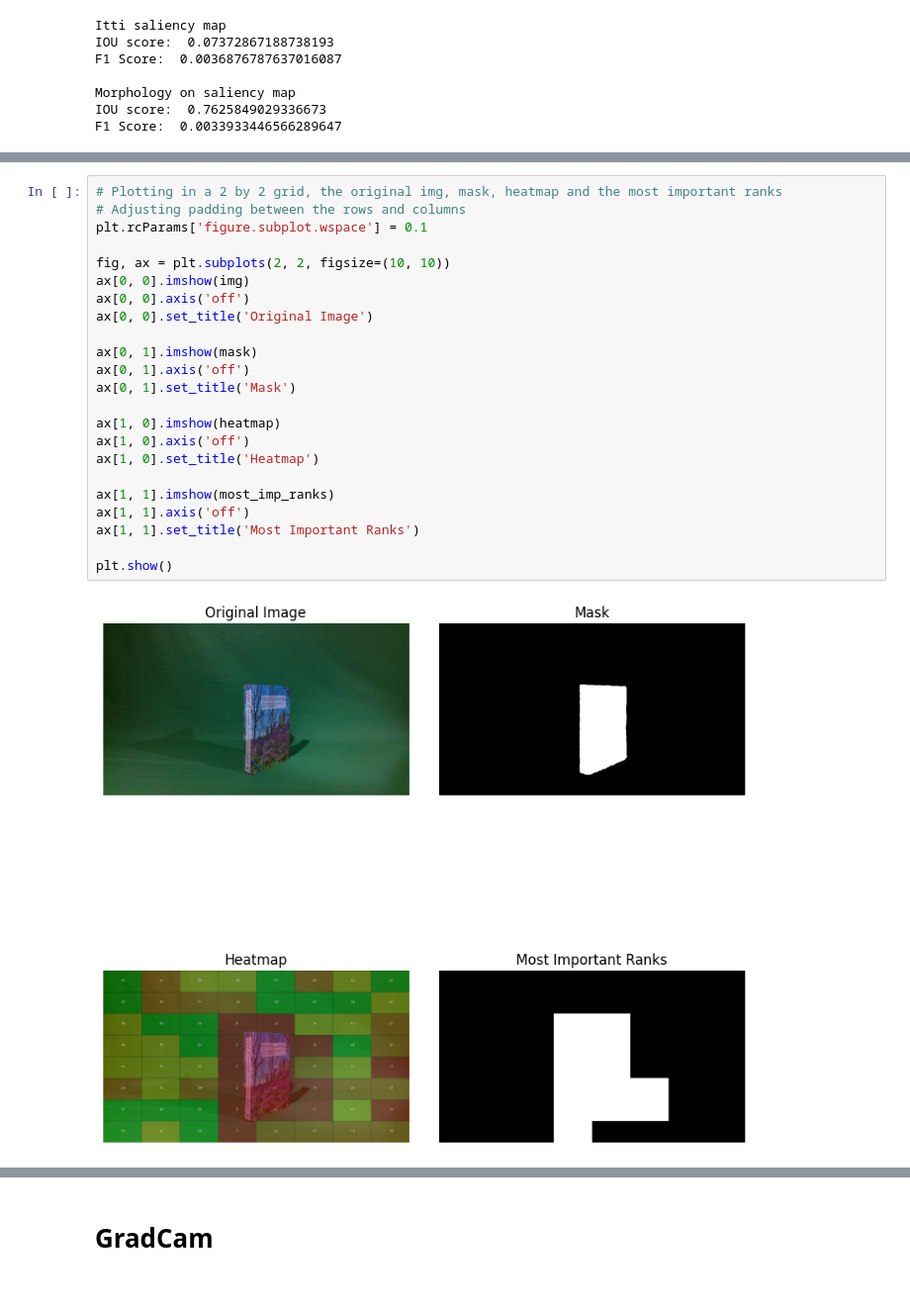
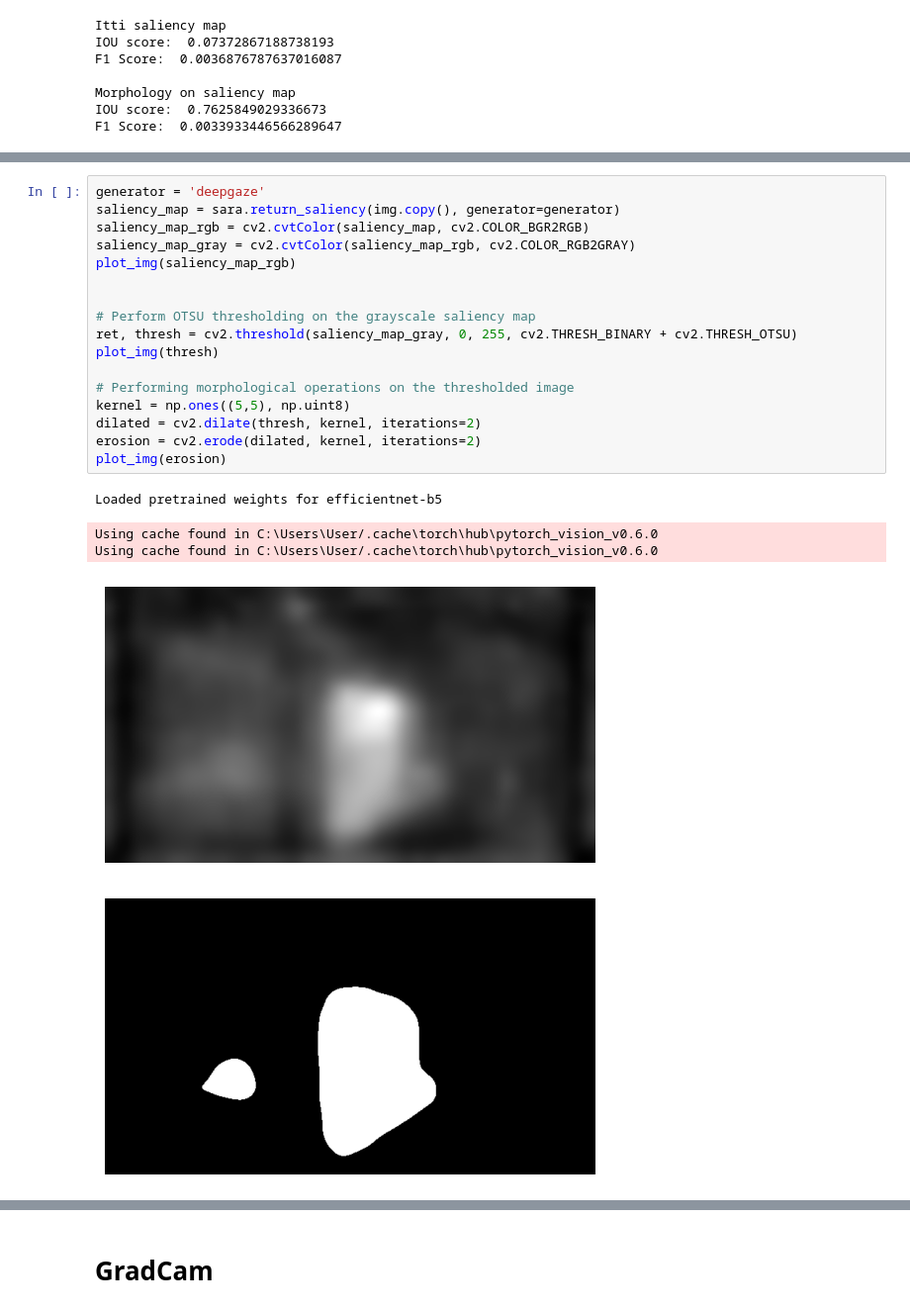
Before and after one commit to mbar0075/SaRLVision, a Jupyter notebook: Experiments/SaRa.ipynb, the cells around one changed output, grey strips where cells are left out. Shown at 99% size. Drawn from its saved outputs; the diff is of its cells as text.

Commit message:
Uploaded deepgaze and gaussian distribution

```diff
--- a/Experiments/SaRa.ipynb
+++ b/Experiments/SaRa.ipynb
@@ -197,25 +222,23 @@ plt.show()
-# %%
-# Plotting in a 2 by 2 grid, the original img, mask, heatmap and the most important ranks
-# Adjusting padding between the rows and columns
-plt.rcParams['figure.subplot.wspace'] = 0.1
-
-fig, ax = plt.subplots(2, 2, figsize=(10, 10))
-ax[0, 0].imshow(img)
-ax[0, 0].axis('off')
-ax[0, 0].set_title('Original Image')
-
-ax[0, 1].imshow(mask)
-ax[0, 1].axis('off')
-ax[0, 1].set_title('Mask')
-
-ax[1, 0].imshow(heatmap)
-ax[1, 0].axis('off')
-ax[1, 0].set_title('Heatmap')
-
-ax[1, 1].imshow(most_imp_ranks)
-ax[1, 1].axis('off')
-ax[1, 1].set_title('Most Important Ranks')
-
-plt.show()
-# %% [output]
-[figure, removed]
+# %%
+generator = 'deepgaze'
+saliency_map = sara.return_saliency(img.copy(), generator=generator)
+saliency_map_rgb = cv2.cvtColor(saliency_map, cv2.COLOR_BGR2RGB)
+saliency_map_gray = cv2.cvtColor(saliency_map_rgb, cv2.COLOR_RGB2GRAY)
+plot_img(saliency_map_rgb)
+
+
+# Perform OTSU thresholding on the grayscale saliency map
+ret, thresh = cv2.threshold(saliency_map_gray, 0, 255, cv2.THRESH_BINARY + cv2.THRESH_OTSU)
+plot_img(thresh)
+
+# Performing morphological operations on the thresholded image
+kernel = np.ones((5,5), np.uint8)
+dilated = cv2.dilate(thresh, kernel, iterations=2)
+erosion = cv2.erode(dilated, kernel, iterations=2)
+plot_img(erosion)
+# %% [output]
+Loaded pretrained weights for efficientnet-b5
+Using cache found in C:\Users\User/.cache\torch\hub\pytorch_vision_v0.6.0
+Using cache found in C:\Users\User/.cache\torch\hub\pytorch_vision_v0.6.0
+[figure, added]
+[figure, added]
```
Also changed, not shown: parts of 8 cells of this notebook, 29 other files.
